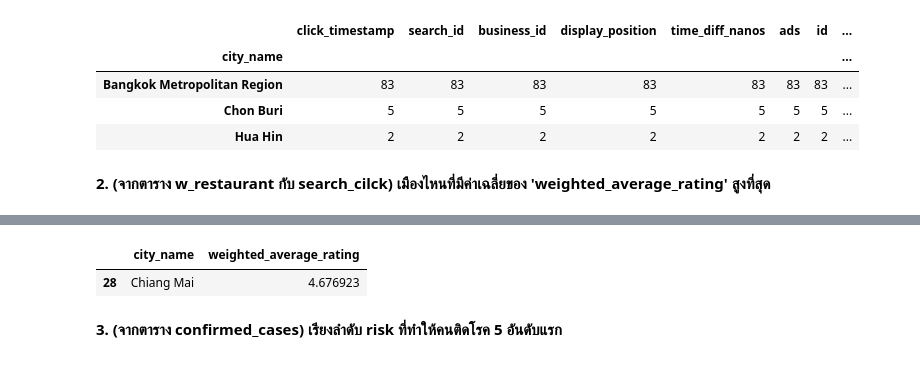
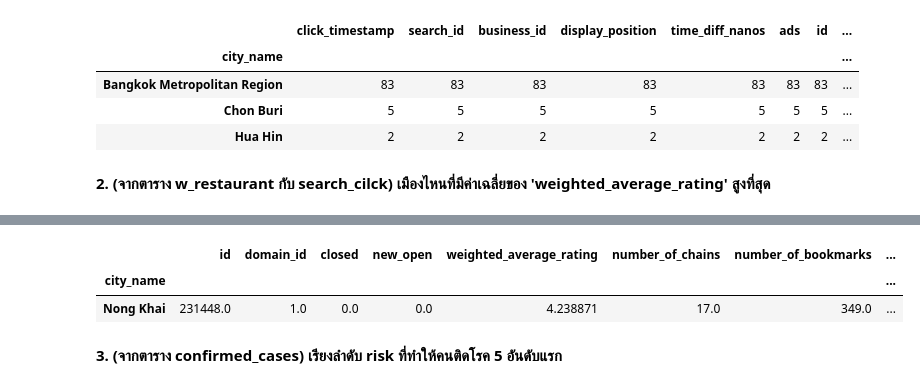
Before and after one commit to Wikanda-Hongboonmee/DWDM21, a Jupyter notebook: Data_Preprocessing_(Chapter_3).ipynb, the cells around one changed output, grey strips where cells are left out. Cells and saved outputs as stored; diff of their text form; code cells hidden in the pictures.

```diff
--- a/Data_Preprocessing_(Chapter_3).ipynb
+++ b/Data_Preprocessing_(Chapter_3).ipynb
@@ -1613,0 +1633,3 @@ search3.iloc[:3,:]
+# %%
+w_rest_checkin = w_restaurant[w_restaurant['number_of_reviews']>=np.mean([10,100,70,150])]
+w_rest_checkin
@@ -1614,9 +1650,10 @@ search3.iloc[:3,:]
 # %%
-maxweighted_average_rating = merge_table.sort_values(['weighted_average_rating'],ascending=False)
-maxweighted_average_rating[['city_name','weighted_average_rating']].iloc[:1,:]
+maxweighted_average_rating = w_rest_checkin.groupby('city_name').mean().sort_values(by=['weighted_average_rating'],ascending=False)
+maxweighted_average_rating.iloc[:1,:]
 # %% [output]
-|  | city_name | weighted_average_rating |
-| 28 | Chiang Mai | 4.676923 |
+|  | id | domain_id | closed | new_open | weighted_average_rating | number_of_chains | number_of_bookmarks | ... |
+| city_name |  |  |  |  |  |  |  | ... |
+| Nong Khai | 231448.0 | 1.0 | 0.0 | 0.0 | 4.238871 | 17.0 | 349.0 | ... |
 # %% [markdown]
 **3.   (จากตาราง confirmed_cases) เรียงลำดับ risk ที่ทำให้คนติดโรค 5 อันดับแรก**
 # %%
```
Also changed, not shown: parts of 14 cells of this notebook.
